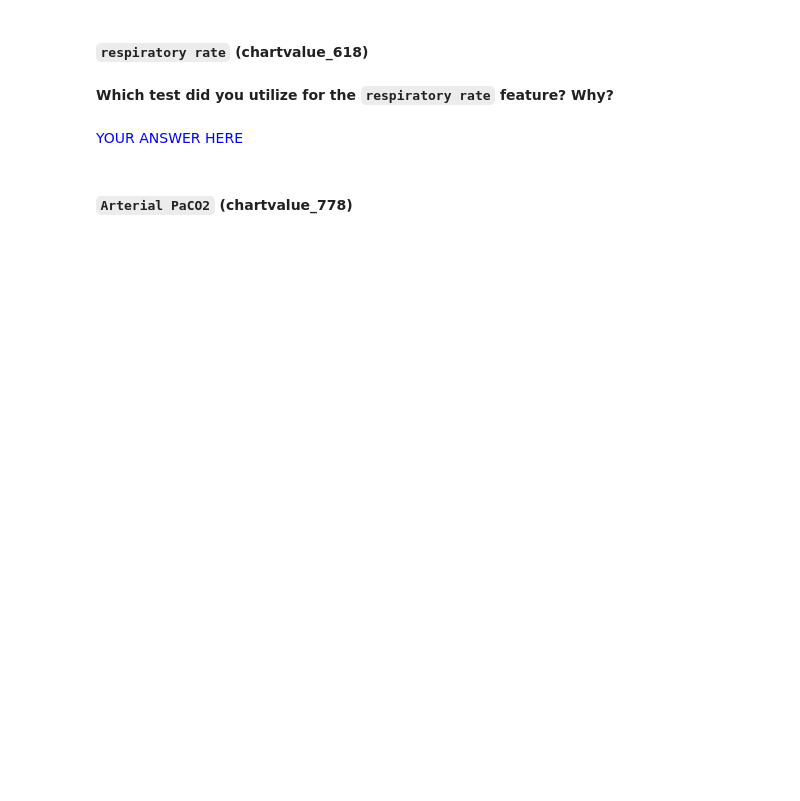
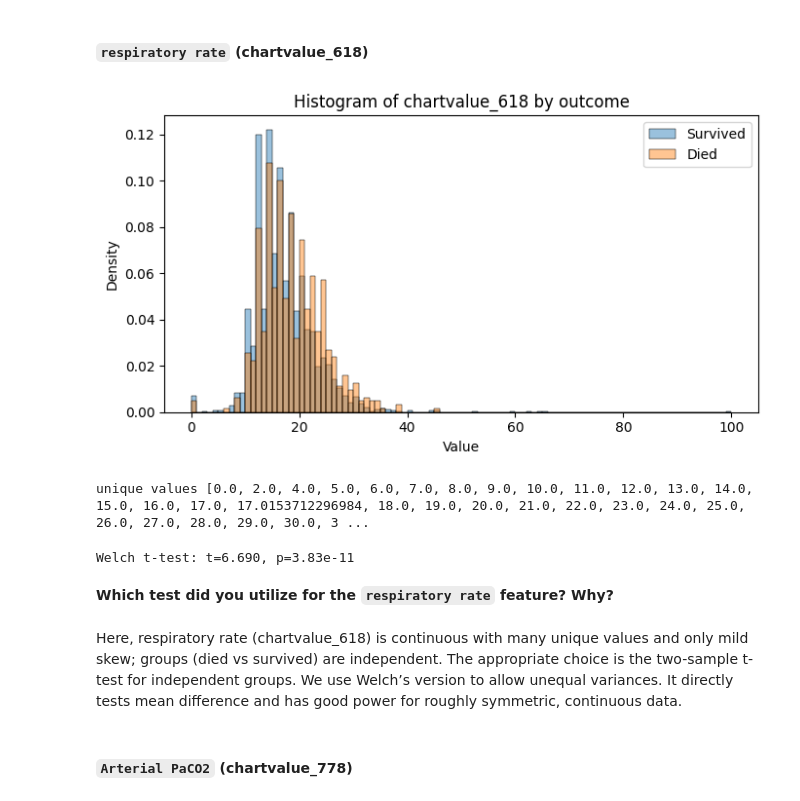
Before and after one commit to nick-allen21/BMDS215, a Jupyter notebook: A5/5-Associative-Analysis-python_version.ipynb, the cells around one changed output. Drawn from its saved outputs; the diff is of its cells as text; code cells hidden in the pictures; blank space fills up the shorter version.

```diff
--- a/A5/5-Associative-Analysis-python_version.ipynb
+++ b/A5/5-Associative-Analysis-python_version.ipynb
@@ -291,6 +384,24 @@ from scipy.stats import ttest_ind, fisher_exact, chi2_contingency, mannwhitneyu
+# %%
+plot_hist_for_dead_v_live("chartvalue_618")
+# %% [output]
+[figure, added]
+unique values [0.0, 2.0, 4.0, 5.0, 6.0, 7.0, 8.0, 9.0, 10.0, 11.0, 12.0, 13.0, 14.0, 15.0, 16.0, 17.0, 17.0153712296984, 18.0, 19.0, 20.0, 21.0, 22.0, 23.0, 24.0, 25.0, 26.0, 27.0, 28.0, 29.0, 30.0, 3 ...
+# %%
+col = "chartvalue_618"
+
+# split by label
+x = filtered_features.loc[labels["death_in_stay"]==1, col].dropna().astype(float)  # died
+y = filtered_features.loc[labels["death_in_stay"]==0, col].dropna().astype(float)  # survived
+
+# Welch's two-sample t-test
+t_stat, t_p = ttest_ind(x, y, equal_var=False)
+
+print(f"Welch t-test: t={t_stat:.3f}, p={t_p:.3g}")
+# %% [output]
+Welch t-test: t=6.690, p=3.83e-11
 # %% [markdown]
 **Which test did you utilize for the `respiratory rate` feature? Why?**
-# %% [markdown]
-<span style="color:blue;"> YOUR ANSWER HERE </span>
+# %% [markdown]
+Here, respiratory rate (chartvalue_618) is continuous with many unique values and only mild skew; groups (died vs survived) are independent. The appropriate choice is the two-sample t-test for independent groups. We use Welch’s version to allow unequal variances. It directly tests mean difference and has good power for roughly symmetric, continuous data.
 # %% [markdown]
 #### `Arterial PaCO2` (chartvalue_778)
```
Also changed, not shown: parts of 60 cells of this notebook, 6 other files.
